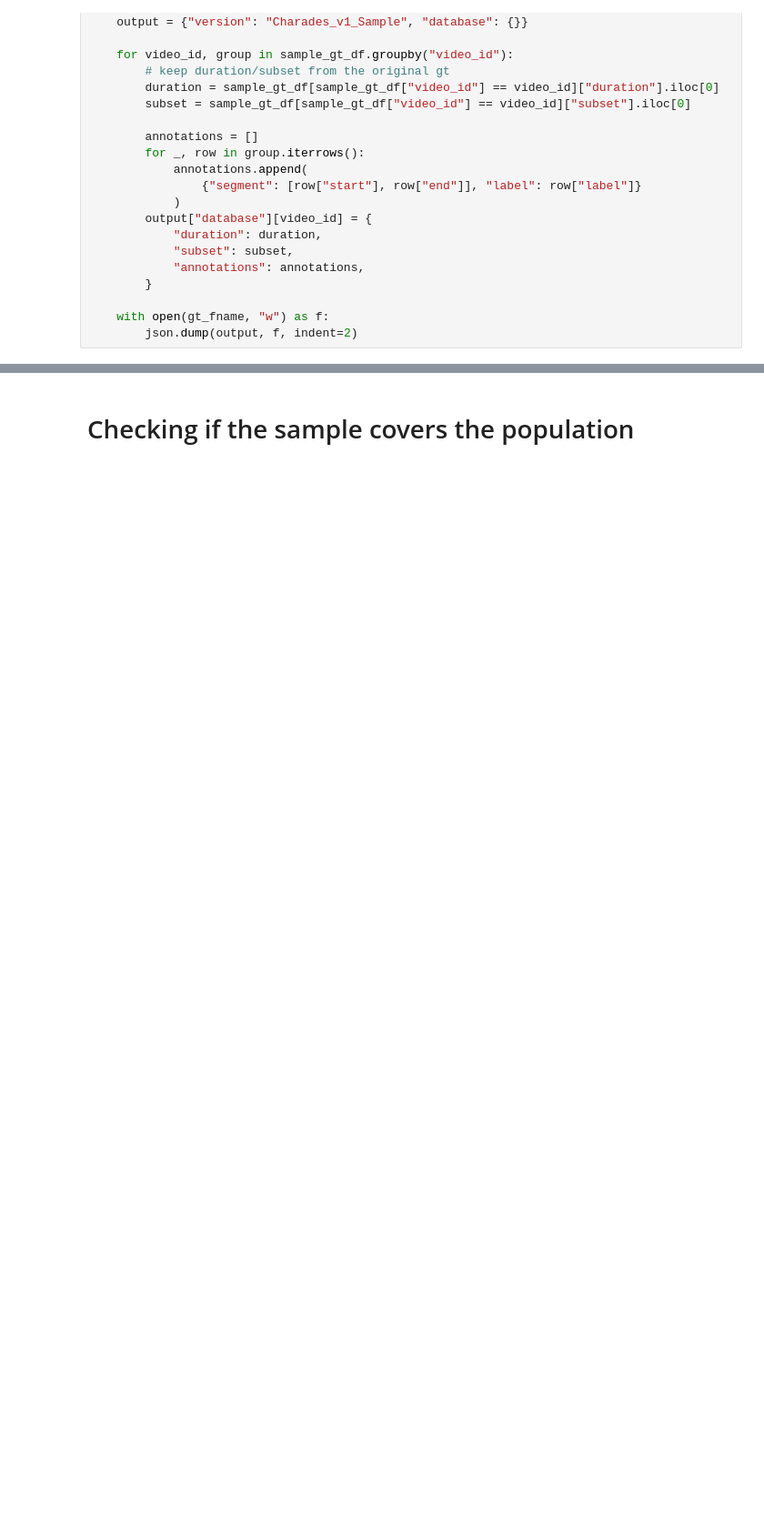
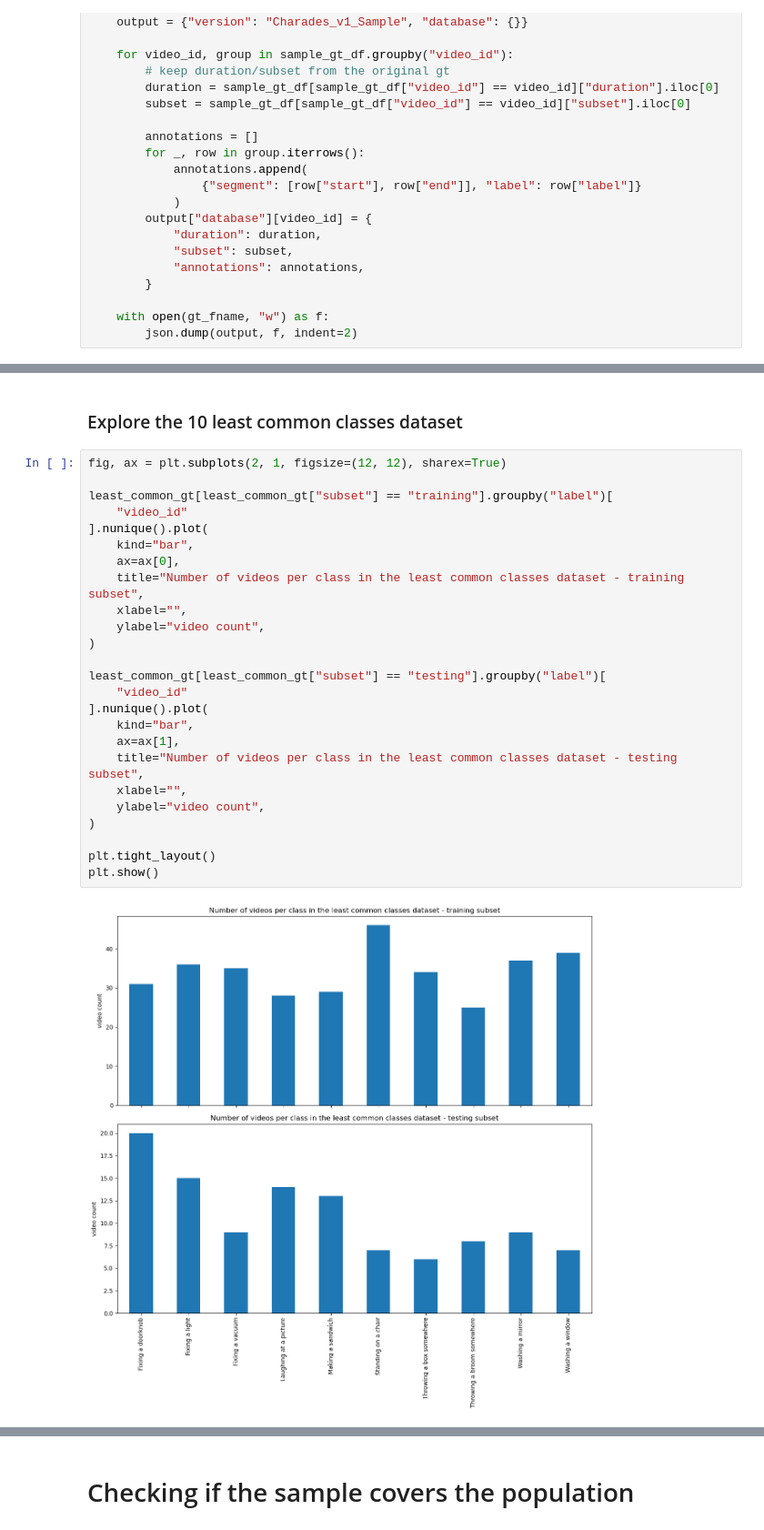
Before and after one commit to dangtna1/THUMOS-14_TAD, a Jupyter notebook: notebooks/charades_sample_building.ipynb, the cells around one changed output, grey strips where cells are left out. Shown at 91% size. Saved outputs shown, nothing was run; the diff lists cells and outputs as text; blank space fills up the shorter version.

```diff
--- a/notebooks/charades_sample_building.ipynb
+++ b/notebooks/charades_sample_building.ipynb
@@ -116 +98,30 @@ least_sample_gt_df[least_sample_gt_df["subset"] == "testing"].groupby("label").a
+# %% [markdown]
+### Explore the 10 least common classes dataset
+# %%
+fig, ax = plt.subplots(2, 1, figsize=(12, 12), sharex=True)
+
+least_common_gt[least_common_gt["subset"] == "training"].groupby("label")[
+    "video_id"
+].nunique().plot(
+    kind="bar",
+    ax=ax[0],
+    title="Number of videos per class in the least common classes dataset - training subset",
+    xlabel="",
+    ylabel="video count",
+)
+
+least_common_gt[least_common_gt["subset"] == "testing"].groupby("label")[
+    "video_id"
+].nunique().plot(
+    kind="bar",
+    ax=ax[1],
+    title="Number of videos per class in the least common classes dataset - testing subset",
+    xlabel="",
+    ylabel="video count",
+)
+
+plt.tight_layout()
+plt.show()
+# %% [output]
+[figure, added]
 # %% [markdown]
```
Also changed, not shown: parts of 20 cells of this notebook.
